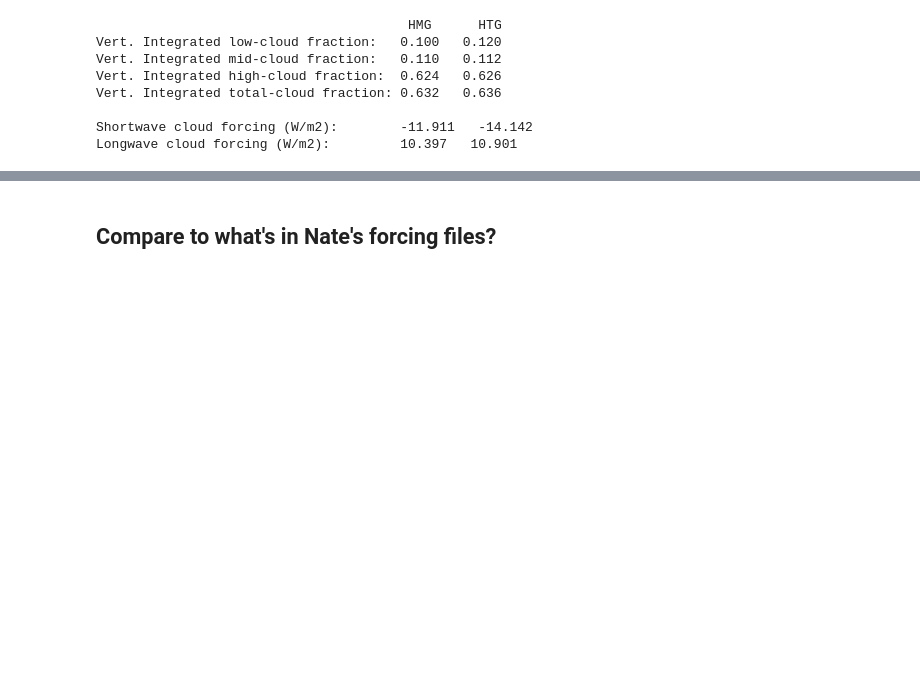
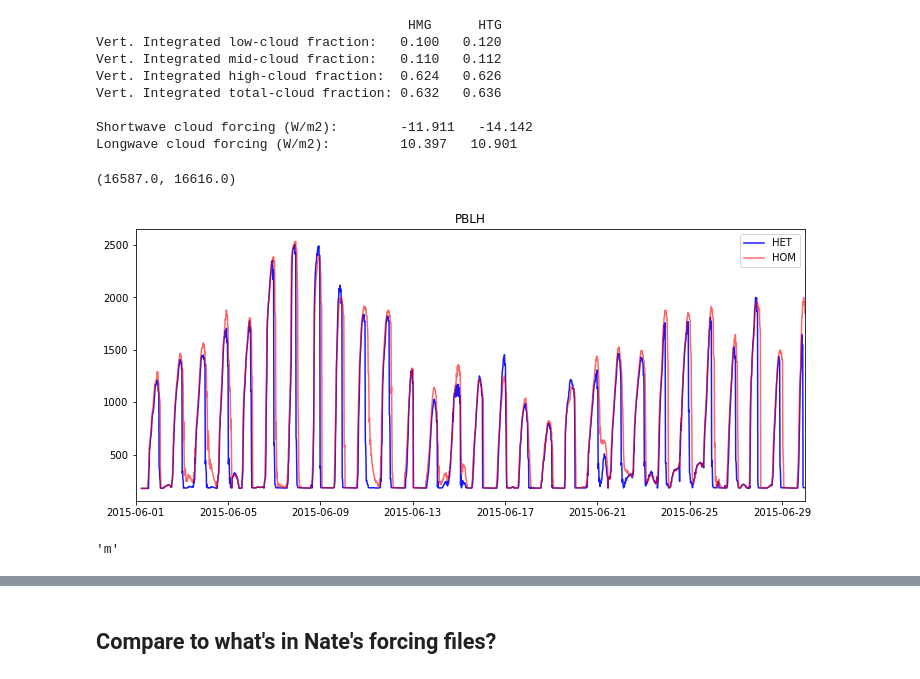
Before and after one commit to megandevlan/CLASP-CESM2_analysis, a Jupyter notebook: SCAM_timeseries.ipynb, the cells around one changed output, grey strips where cells are left out. Drawn from its saved outputs; the diff is of its cells as text; code cells hidden in the pictures; blank space fills up the shorter version.

```diff
--- a/SCAM_timeseries.ipynb
+++ b/SCAM_timeseries.ipynb
@@ -332,3 +332,20 @@ Vert. Integrated total-cloud fraction: 0.632   0.636
 
 Shortwave cloud forcing (W/m2):        -11.911   -14.142
 Longwave cloud forcing (W/m2):         10.397   10.901
+# %%
+fig, ax1 = plt.subplots(1,1, figsize=(12, 5),
+                     facecolor='w', edgecolor='k')
+
+
+ax1.plot(timesHTG,np.squeeze(htgDS.PBLH.values)[:],'b',label='HET',alpha=0.9)
+ax1.plot(timesHMG,np.squeeze(hmgDS.PBLH.values)[:],'r',label='HOM',alpha=0.6)
+#ax1.plot(timesNoMom,np.squeeze(noMomDS.PBLH.values)[:],'g',label='NoMoments',alpha=0.6)
+# ax1.plot(timesHTG_old,np.squeeze(htgOldDS.PBLH.values)[:],color='cyan',label='HET-old',alpha=0.9)
+# ax1.plot(timesHMG_old,np.squeeze(hmgOldDS.PBLH.values)[:],color='violet',label='HOM-old',alpha=0.6)
+ax1.legend()
+ax1.set_title('PBLH')
+ax1.set_xlim(datetime.date(2015,6,1),datetime.date(2015,6,30))
+#ax1.set_ylim([-0.1e-6, 1.3e-6])
+# %% [output]
+(16587.0, 16616.0)
+[figure, added]
@@ -334,0 +356,4 @@ Longwave cloud forcing (W/m2):         10.397   10.901
+# %%
+htgDS.PBLH.units
+# %% [output]
+'m'
```
Also changed, not shown: parts of 32 cells of this notebook, 1 other file.
